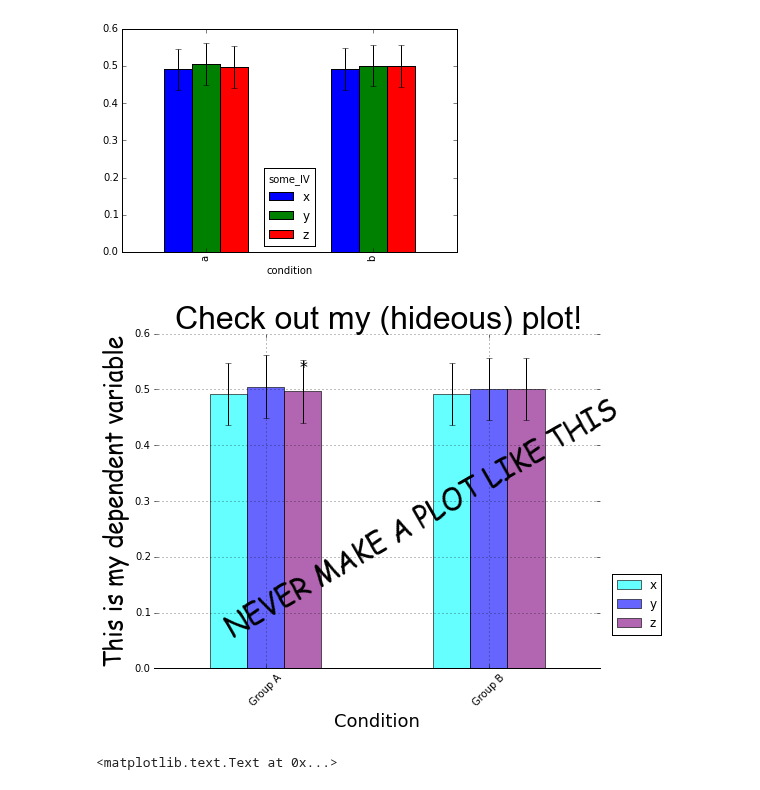
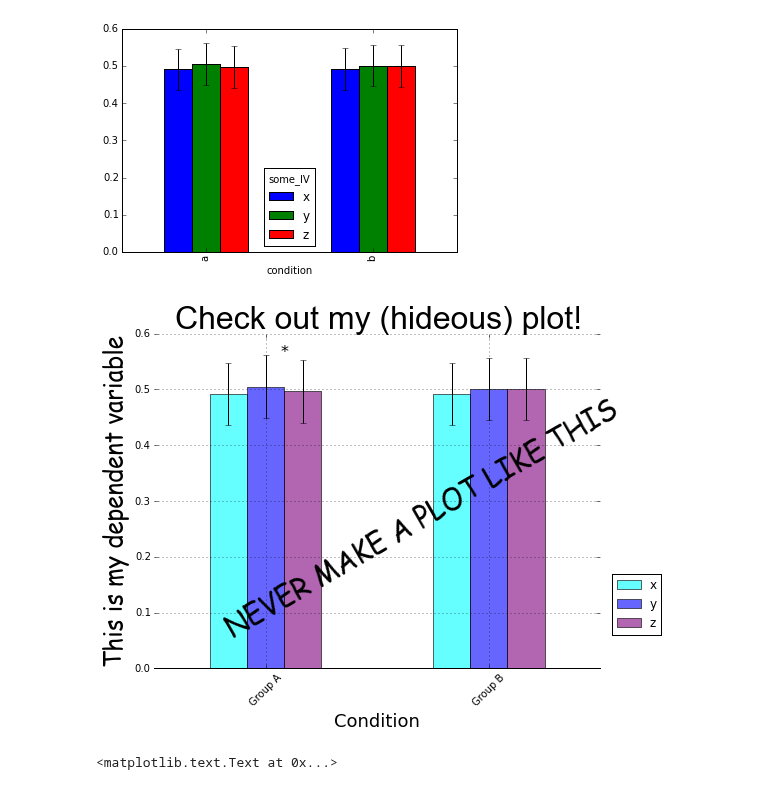
Before and after one commit to jlorince/jlorince.github.io, a Jupyter notebook: pres/PythonTutorial/PythonTutorial.ipynb, the cells around one changed output. Drawn from its saved outputs; the diff is of its cells as text; code cells hidden in the pictures.

```diff
--- a/pres/PythonTutorial/PythonTutorial.ipynb
+++ b/pres/PythonTutorial/PythonTutorial.ipynb
@@ -650,26 +650,26 @@ avg.unstack()['measurement'].plot(kind='bar',yerr=10*SE.unstack()['measurement']
 # %%
 fig,ax = plt.subplots(1,1,figsize=(8,6))
 # note use of "color" argument
 avg.unstack()['measurement'].plot(kind='bar',yerr=10*SE.unstack()['measurement'],ax=ax,legend=None,color=['cyan','blue','purple'],alpha=0.6)
 # manually place the legend, and specify its position
 ax.legend(bbox_to_anchor=(1.15,0.3))
 ax.set_ylabel('This is my dependent variable',fontdict={'fontname':'Comic Sans MS','fontsize':24})
 ax.set_title('Check out my (hideous) plot!',fontdict={'fontname':'Arial','fontsize':32})
 # manually specify xtick locations and labels
 plt.xticks([0,1],['Group A','Group B'],rotation=45)
 ax.set_xlabel('Condition',fontsize=18)
 ax.grid()
 
-ax.annotate("*",(0.155,0.53),fontsize=16)
+ax.annotate("*",(0.07,0.56),fontsize=16)
 
 ax.annotate("NEVER MAKE A PLOT LIKE THIS",(-0.2,0.45),fontsize=28,rotation=30,fontname='Comic Sans MS')
 
 # remove some of the spines
 ax.spines['top'].set_visible(False)
 ax.spines['right'].set_visible(False)
 ax.spines['left'].set_visible(False)
 # %% [output]
-[figure, old version]
+[figure, new version]
 # %%
 # this is very similar to the command we used earlier to get the listening for the top 5 artists
 # (but here we're just getting the top 3)
```
Also changed, not shown: parts of 1 cell of this notebook, 1 other file.
